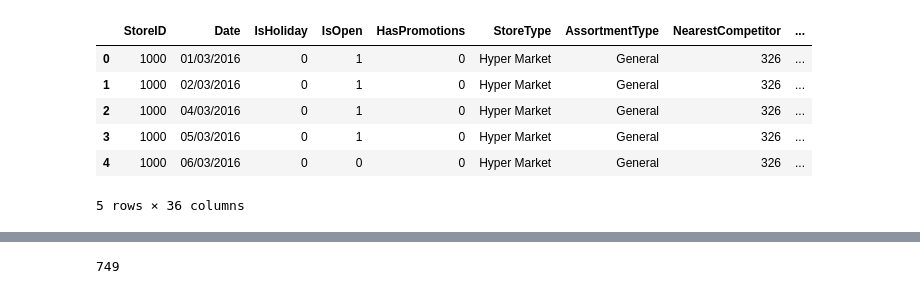
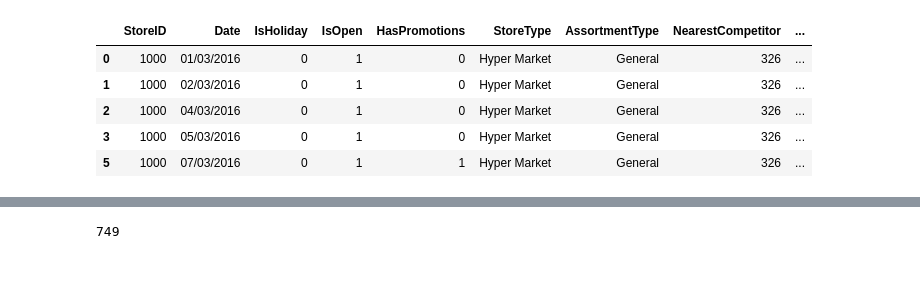
Before and after one commit to Trik17/DMTM_2018, a Jupyter notebook: Polimi Competition/EventAnalysis.ipynb, the cells around one changed output, grey strips where cells are left out. Cells and saved outputs as stored; diff of their text form; code cells hidden in the pictures.

Commit message:
EventAnalysis completed
found how and how much each event type influences the average sales

```diff
--- a/Polimi Competition/EventAnalysis.ipynb
+++ b/Polimi Competition/EventAnalysis.ipynb
@@ -14,6 +14,9 @@ sns.set_context(rc={"font.family":'sans',"font.size":24,"axes.titlesize":24,"axe
 # import matplotlib and allow it to plot inline
 import matplotlib.pyplot as plt
 %matplotlib inline
+
+#list operations
+import collections
 
 #import pyspark
 #from datetime import datetime
@@ -36,21 +39,28 @@ from bokeh.plotting import figure
 from bokeh.io import output_notebook, show
 from bokeh.models import ColumnDataSource
 output_notebook()
+
+pd.set_option('display.max_columns', None)
 # %% [output]
 Loading BokehJS ...
 [interactive output not drawn]
 # %%
 sales_string_date = pd.read_csv('train.csv')
-sales = sales_string_date
+
+#dropping tuples where stores are closed
+sales = sales_string_date[sales_string_date['IsOpen'] == 1]
+
+#Imputation of missing values for Event
+sales=sales.replace(np.nan,'NotSpecified', regex=True)
+
 sales.head(5)
 # %% [output]
 |  | StoreID | Date | IsHoliday | IsOpen | HasPromotions | StoreType | AssortmentType | NearestCompetitor | ... |
 | 0 | 1000 | 01/03/2016 | 0 | 1 | 0 | Hyper Market | General | 326 | ... |
 | 1 | 1000 | 02/03/2016 | 0 | 1 | 0 | Hyper Market | General | 326 | ... |
 | 2 | 1000 | 04/03/2016 | 0 | 1 | 0 | Hyper Market | General | 326 | ... |
 | 3 | 1000 | 05/03/2016 | 0 | 1 | 0 | Hyper Market | General | 326 | ... |
-| 4 | 1000 | 06/03/2016 | 0 | 0 | 0 | Hyper Market | General | 326 | ... |
+| 5 | 1000 | 07/03/2016 | 0 | 1 | 1 | Hyper Market | General | 326 | ... |
-5 rows × 36 columns
 # %%
 sales_string_date.describe()
 # %% [output]
```
Also changed, not shown: parts of 7 cells of this notebook.
